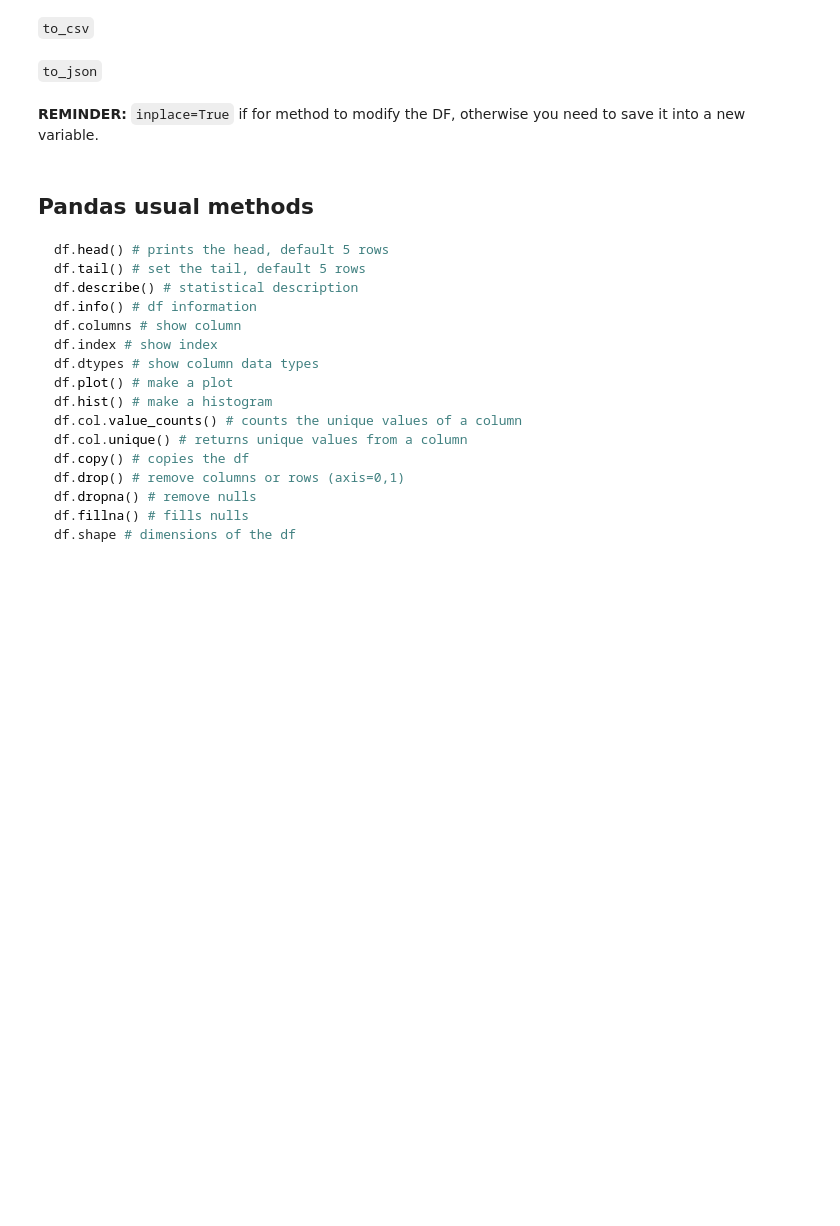
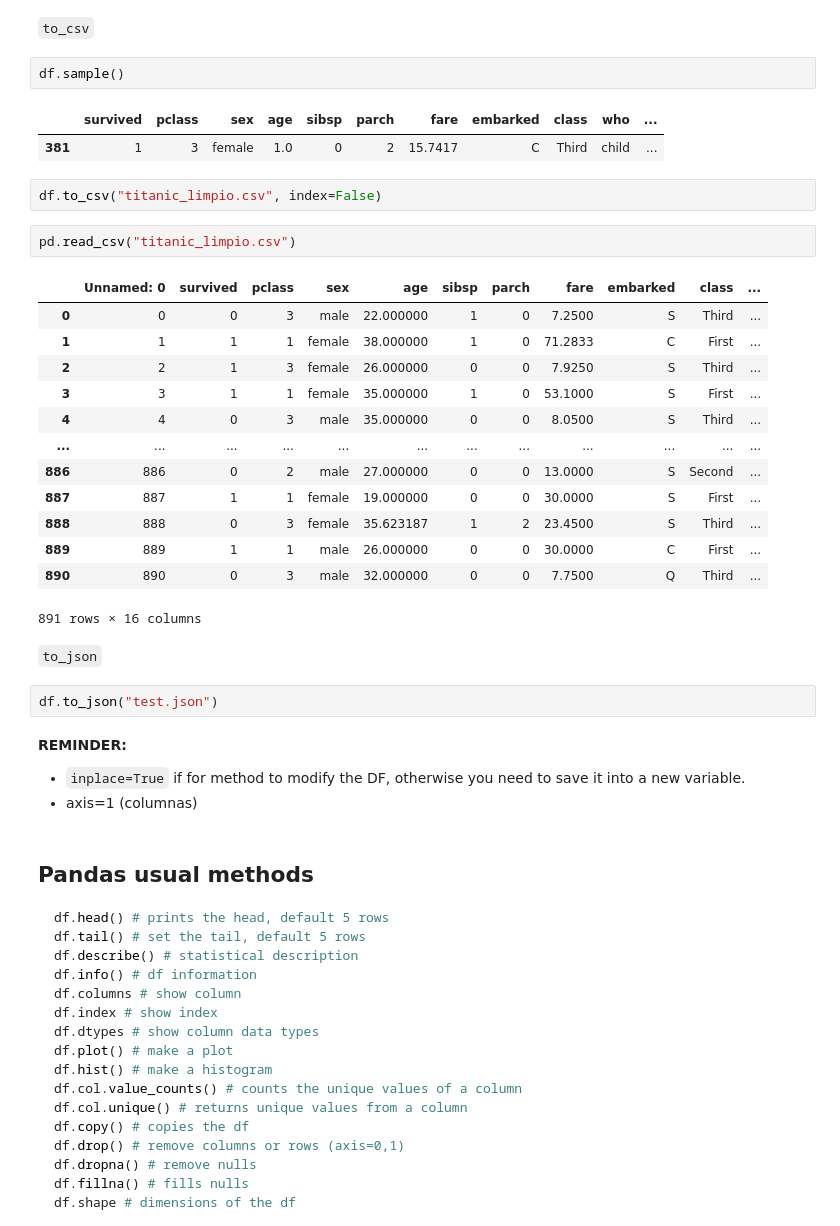
Before and after one commit to Ironhack-data-bcn-feb-2023/lectures, a Jupyter notebook: module-1/week-3/2-Pandas II - Transformation.ipynb, the cells around one changed output. Drawn from its saved outputs; the diff is of its cells as text; blank space fills up the shorter version.

````diff
--- a/module-1/week-3/2-Pandas II - Transformation.ipynb
+++ b/module-1/week-3/2-Pandas II - Transformation.ipynb
@@ -1128,10 +1341,37 @@ How about a little [documentation](https://pandas.pydata.org/docs/reference/api/
 ## Export data
 # %% [markdown]
 `to_csv`
+# %%
+df.sample()
+# %% [output]
+|  | survived | pclass | sex | age | sibsp | parch | fare | embarked | class | who | ... |
+| 381 | 1 | 3 | female | 1.0 | 0 | 2 | 15.7417 | C | Third | child | ... |
+# %%
+df.to_csv("titanic_limpio.csv", index=False)
+# %%
+pd.read_csv("titanic_limpio.csv")
+# %% [output]
+|  | Unnamed: 0 | survived | pclass | sex | age | sibsp | parch | fare | embarked | class | ... |
+| 0 | 0 | 0 | 3 | male | 22.000000 | 1 | 0 | 7.2500 | S | Third | ... |
+| 1 | 1 | 1 | 1 | female | 38.000000 | 1 | 0 | 71.2833 | C | First | ... |
+| 2 | 2 | 1 | 3 | female | 26.000000 | 0 | 0 | 7.9250 | S | Third | ... |
+| 3 | 3 | 1 | 1 | female | 35.000000 | 1 | 0 | 53.1000 | S | First | ... |
+| 4 | 4 | 0 | 3 | male | 35.000000 | 0 | 0 | 8.0500 | S | Third | ... |
+| ... | ... | ... | ... | ... | ... | ... | ... | ... | ... | ... | ... |
+| 886 | 886 | 0 | 2 | male | 27.000000 | 0 | 0 | 13.0000 | S | Second | ... |
+| 887 | 887 | 1 | 1 | female | 19.000000 | 0 | 0 | 30.0000 | S | First | ... |
+| 888 | 888 | 0 | 3 | female | 35.623187 | 1 | 2 | 23.4500 | S | Third | ... |
+| 889 | 889 | 1 | 1 | male | 26.000000 | 0 | 0 | 30.0000 | C | First | ... |
+| 890 | 890 | 0 | 3 | male | 32.000000 | 0 | 0 | 7.7500 | Q | Third | ... |
+891 rows × 16 columns
 # %% [markdown]
 `to_json`
+# %%
+df.to_json("test.json")
 # %% [markdown]
-**REMINDER:** `inplace=True` if for method to modify the DF, otherwise you need to save it into a new variable.
+**REMINDER:**
+- `inplace=True` if for method to modify the DF, otherwise you need to save it into a new variable.
+- axis=1 (columnas)
 # %% [markdown]
 ## Pandas usual methods
 ```python
````
Also changed, not shown: parts of 143 cells of this notebook, 2 other files.
